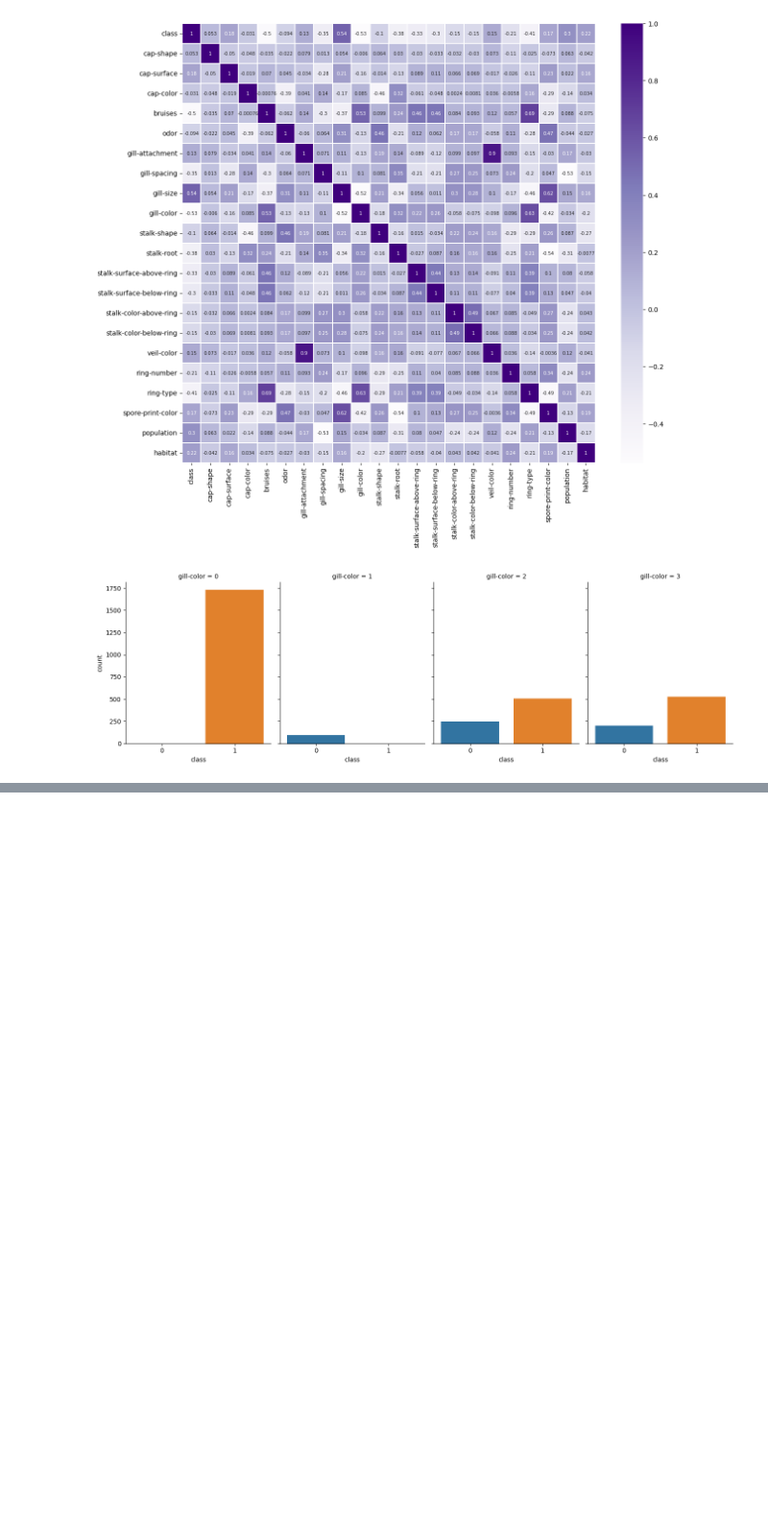
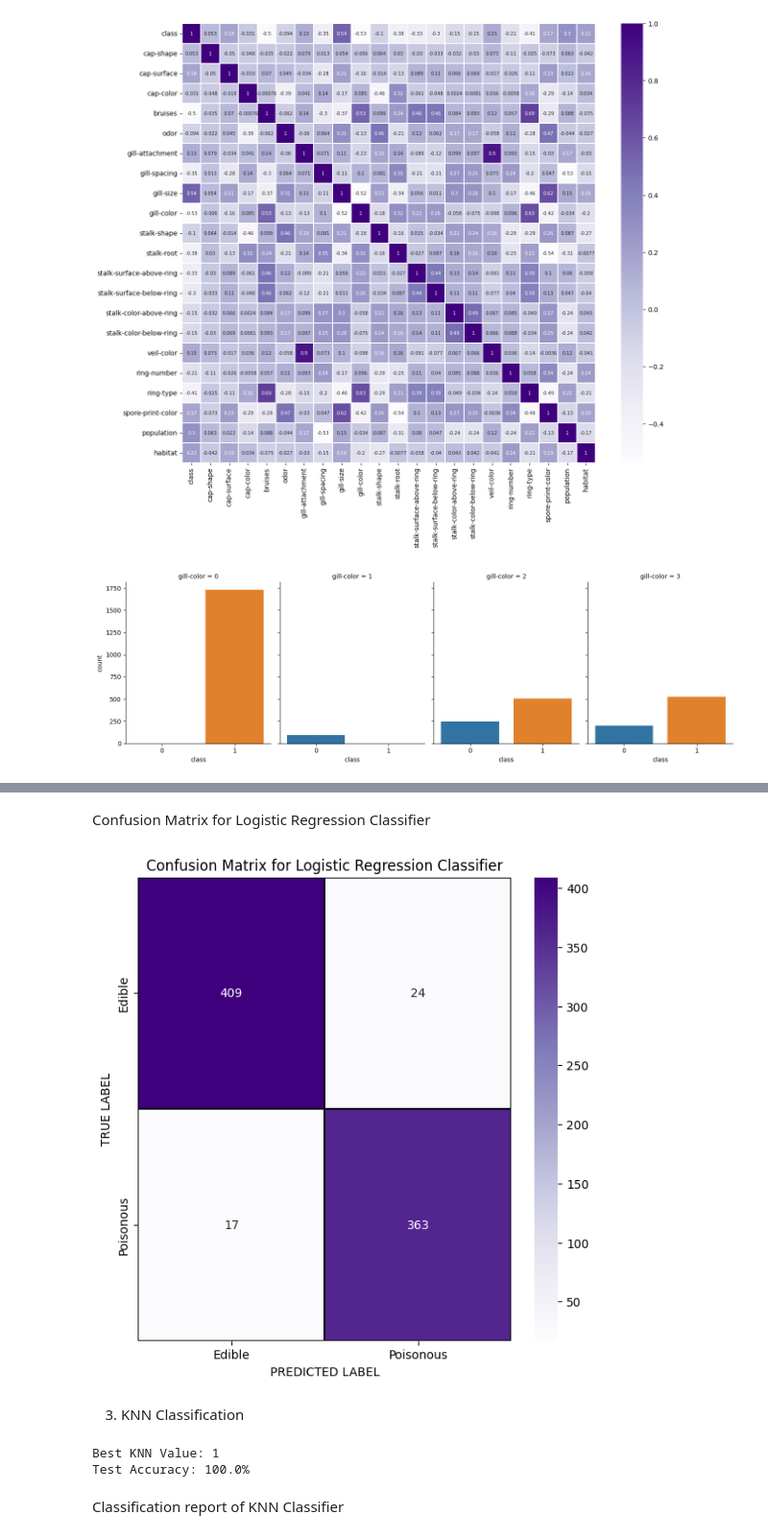
Before and after one commit to suraj101219/Mushroom_Classification, a Jupyter notebook: notebooks/EDA.ipynb, the cells around one changed output, grey strips where cells are left out. Shown at 96% size. Cells and saved outputs as stored; diff of their text form; code cells hidden in the pictures; blank space fills up the shorter version.

```diff
--- a/notebooks/EDA.ipynb
+++ b/notebooks/EDA.ipynb
@@ -265,0 +378,3 @@ Error:
+# %%
+y_pred_lr = lr.predict(X_test)
+print("Logistic Regression Classifier report: \n\n", classification_report(y_test, y_pred_lr))
@@ -265,0 +392,39 @@ Error:
+# %% [markdown]
+Confusion Matrix for Logistic Regression Classifier
+# %%
+cm = confusion_matrix(y_test, y_pred_lr)
+
+x_axis_labels = ["Edible", "Poisonous"]
+y_axis_labels = ["Edible", "Poisonous"]
+
+f, ax = plt.subplots(figsize =(7,7))
+sns.heatmap(cm, annot = True, linewidths=0.2, linecolor="black", fmt = ".0f", ax=ax, cmap="Purples", xticklabels=x_axis_labels, yticklabels=y_axis_labels)
+plt.xlabel("PREDICTED LABEL")
+plt.ylabel("TRUE LABEL")
+plt.title('Confusion Matrix for Logistic Regression Classifier')
+#plt.savefig("lrcm.png", format='png', dpi=900, bbox_inches='tight')
+plt.show()
+# %% [output]
+[figure, added]
+# %% [markdown]
+3. KNN Classification
+# %%
+from sklearn.neighbors import KNeighborsClassifier
+
+best_Kvalue = 0
+best_score = 0
+
+for i in range(1,10):
+    knn = KNeighborsClassifier(n_neighbors=i)
+    knn.fit(X_train, y_train)
+    if knn.score(X_test, y_test) > best_score:
+        best_score = knn.score(X_train, y_train)
+        best_Kvalue = i
+
+print("Best KNN Value: {}".format(best_Kvalue))
+print("Test Accuracy: {}%".format(round(best_score*100,2)))
+# %% [output]
+Best KNN Value: 1
+Test Accuracy: 100.0%
+# %% [markdown]
+Classification report of KNN Classifier
```
Also changed, not shown: parts of 44 cells of this notebook, 5 other files.
